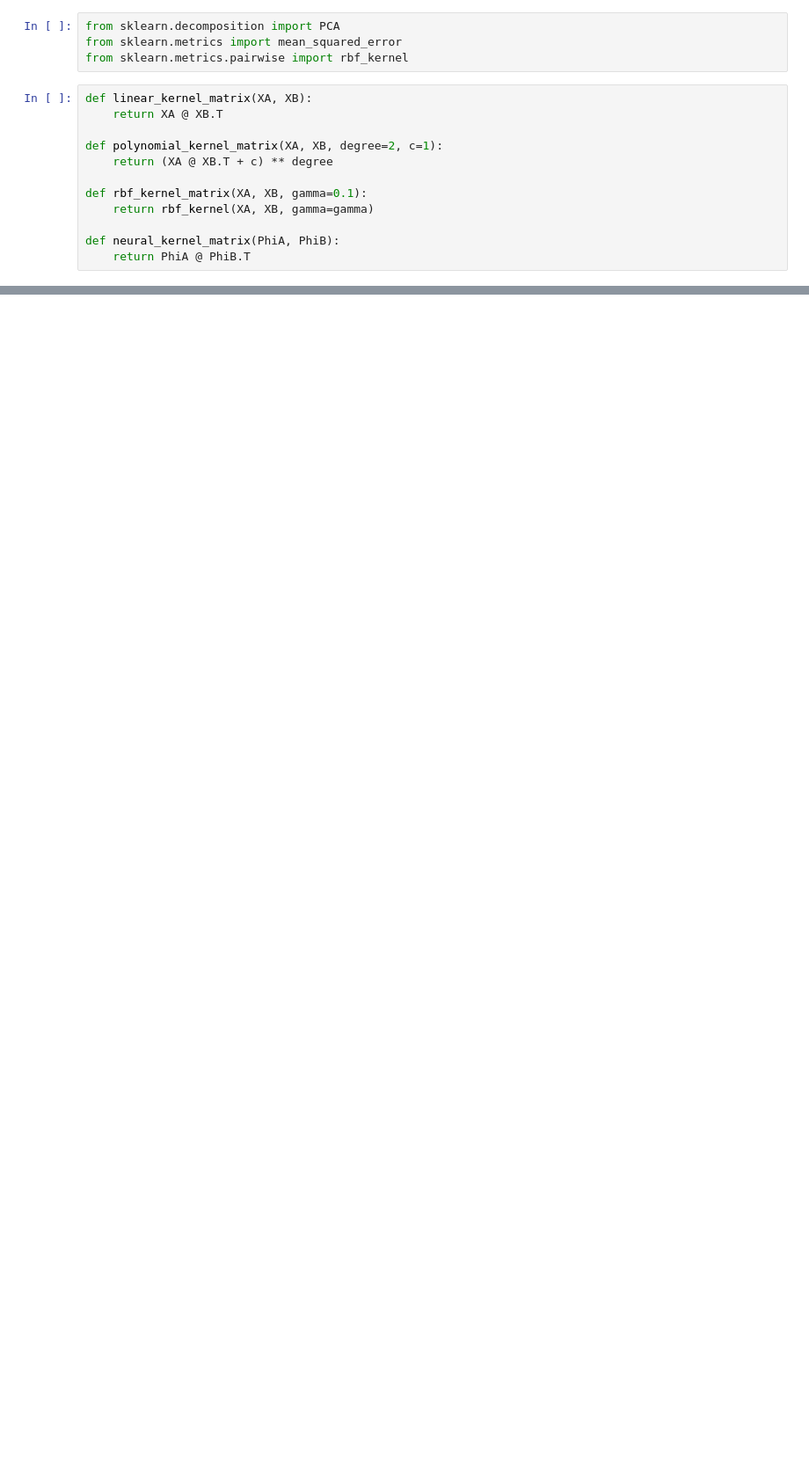
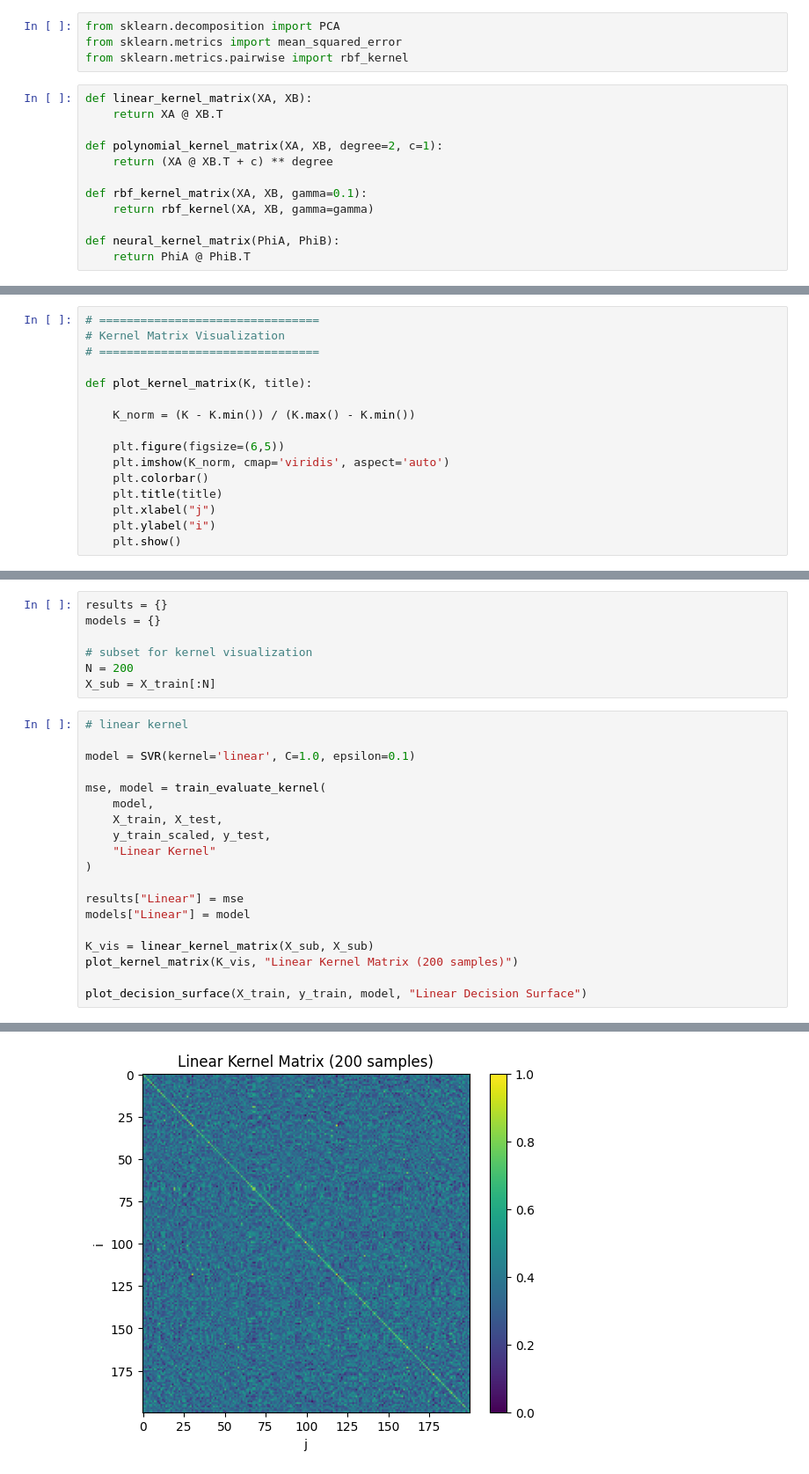
Before and after one commit to GPushkar1611/DL-Assignments, a Jupyter notebook: Assignment-1/Kernel_methods.ipynb, the cells around one changed output, grey strips where cells are left out. Shown at 88% size. Cells and saved outputs as stored; diff of their text form; blank space fills up the shorter version.

```diff
--- a/Assignment-1/Kernel_methods.ipynb
+++ b/Assignment-1/Kernel_methods.ipynb
@@ -375,0 +278,16 @@ plot_decision_surface(X_train, y_train,
+# %%
+# ================================
+# Kernel Matrix Visualization
+# ================================
+
+def plot_kernel_matrix(K, title):
+
+    K_norm = (K - K.min()) / (K.max() - K.min())
+
+    plt.figure(figsize=(6,5))
+    plt.imshow(K_norm, cmap='viridis', aspect='auto')
+    plt.colorbar()
+    plt.title(title)
+    plt.xlabel("j")
+    plt.ylabel("i")
+    plt.show()
@@ -375,0 +345,27 @@ plot_decision_surface(X_train, y_train,
+# %%
+results = {}
+models = {}
+
+# subset for kernel visualization
+N = 200
+X_sub = X_train[:N]
+# %%
+# linear kernel
+
+model = SVR(kernel='linear', C=1.0, epsilon=0.1)
+
+mse, model = train_evaluate_kernel(
+    model,
+    X_train, X_test,
+    y_train_scaled, y_test,
+    "Linear Kernel"
+)
+
+results["Linear"] = mse
+models["Linear"] = model
+
+K_vis = linear_kernel_matrix(X_sub, X_sub)
+plot_kernel_matrix(K_vis, "Linear Kernel Matrix (200 samples)")
+
+plot_decision_surface(X_train, y_train, model, "Linear Decision Surface")
+# %% [output]
@@ -375,0 +373 @@ plot_decision_surface(X_train, y_train,
+[figure, added]
```
Also changed, not shown: parts of 21 cells of this notebook.
